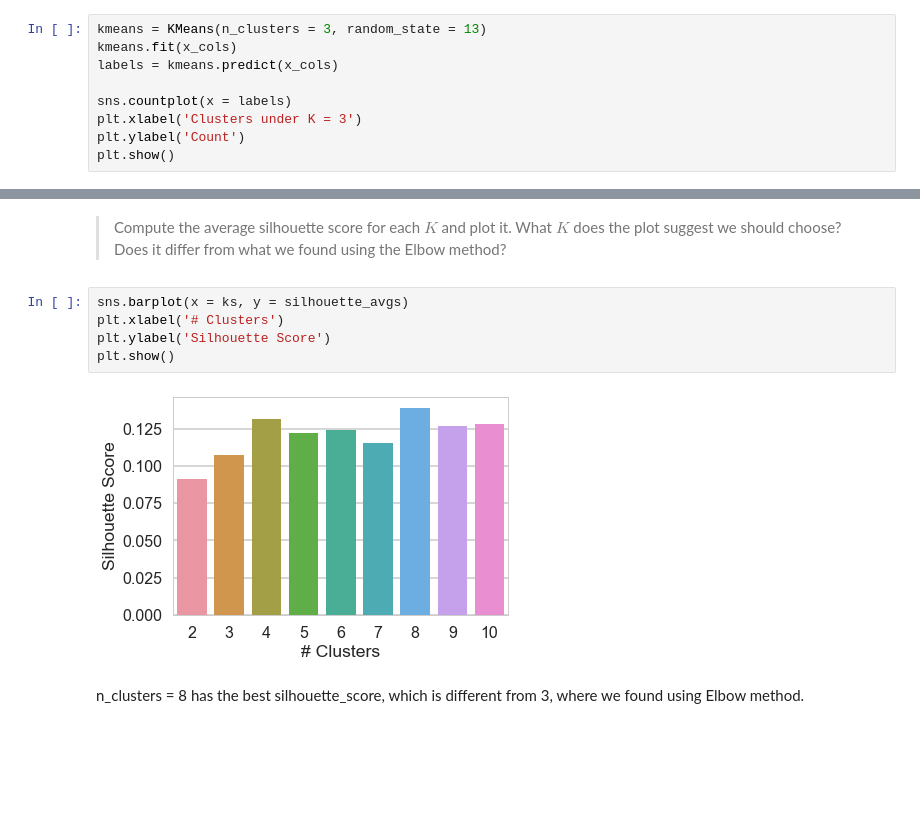
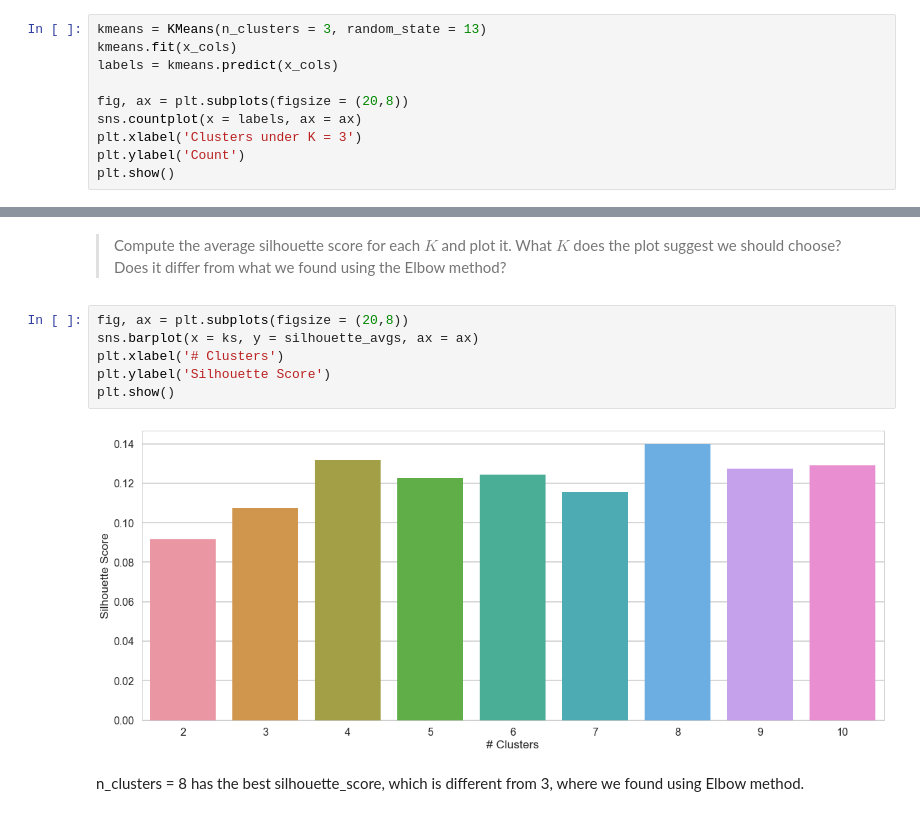
Before and after one commit to nicolechao/springboard-data-science, a Jupyter notebook: Mini Projects and Exercises/Clustering Customer Segmentation/Mini_Project_Clustering.ipynb, the cells around one changed output, grey strips where cells are left out. Drawn from its saved outputs; the diff is of its cells as text; blank space fills up the shorter version.

```diff
--- a/Mini Projects and Exercises/Clustering Customer Segmentation/Mini_Project_Clustering.ipynb
+++ b/Mini Projects and Exercises/Clustering Customer Segmentation/Mini_Project_Clustering.ipynb
@@ -157,7 +157,8 @@ kmeans = KMeans(n_clusters = 3, random_state = 13)
 kmeans.fit(x_cols)
 labels = kmeans.predict(x_cols)
 
-sns.countplot(x = labels)
+fig, ax = plt.subplots(figsize = (20,8))
+sns.countplot(x = labels, ax = ax)
 plt.xlabel('Clusters under K = 3')
 plt.ylabel('Count')
 plt.show()
@@ -292,12 +293,13 @@ For n_clusters = 7 The average silhouette_score is : 0.11559599094
 # %% [markdown]
 > Compute the average silhouette score for each $K$ and plot it. What $K$ does the plot suggest we should choose? Does it differ from what we found using the Elbow method?
 # %%
-sns.barplot(x = ks, y = silhouette_avgs)
+fig, ax = plt.subplots(figsize = (20,8))
+sns.barplot(x = ks, y = silhouette_avgs, ax = ax)
 plt.xlabel('# Clusters')
 plt.ylabel('Silhouette Score')
 plt.show()
 # %% [output]
-[figure, old version]
+[figure, new version]
 # %% [markdown]
 n_clusters = 8 has the best silhouette_score, which is different from 3, where we found using Elbow method.
 # %% [markdown]
```
Also changed, not shown: parts of 4 cells of this notebook.
